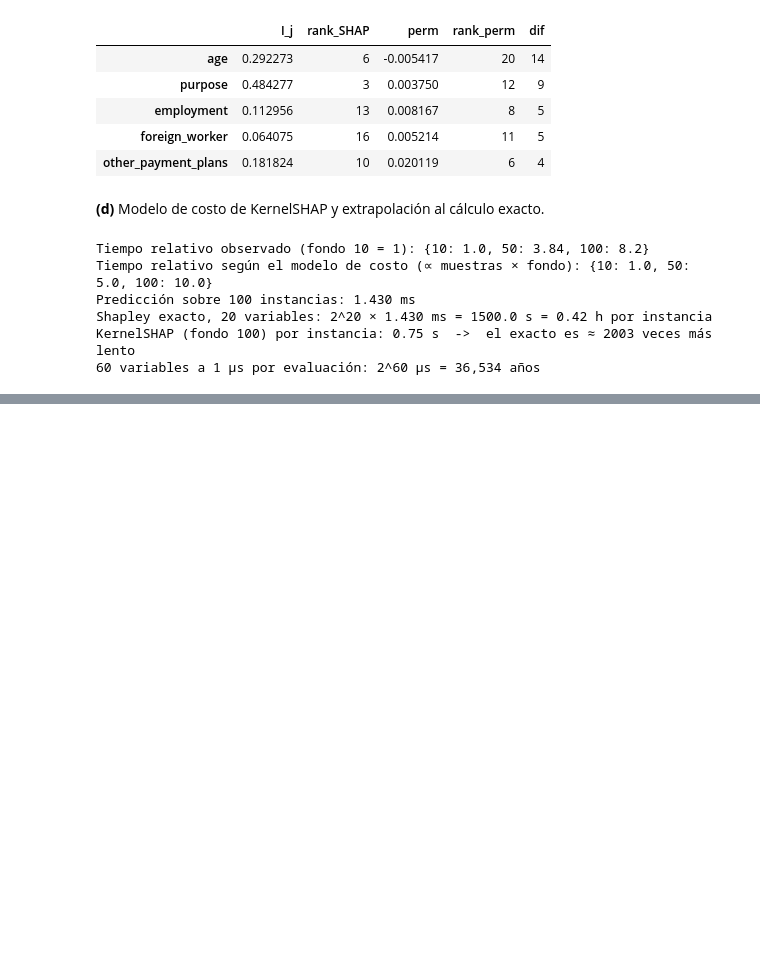
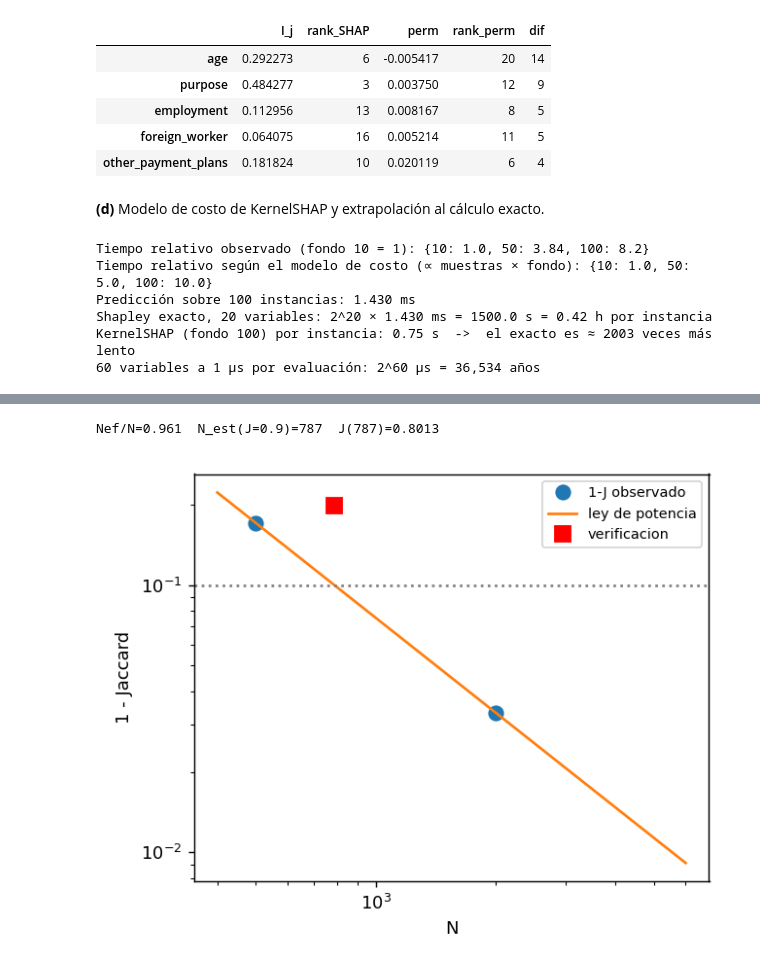
Before and after one commit to Isabella334/DeepLearning-Lab9, a Jupyter notebook: Lab10.ipynb, the cells around one changed output, grey strips where cells are left out. Saved outputs shown, nothing was run; the diff lists cells and outputs as text; code cells hidden in the pictures; blank space fills up the shorter version.

```diff
--- a/Lab10.ipynb
+++ b/Lab10.ipynb
@@ -598,0 +855,19 @@ KernelSHAP (fondo 100) por instancia: 0.75 s  ->  el exacto es ≈ 2003 veces m
+# %%
+# (a) N para Jaccard=0.9 (sigma_rel=0.75): ley de potencia sobre 1-J + verificacion.
+J500, J2000 = jac.loc[500, 0.75], jac.loc[2000, 0.75]
+b_, a_ = np.polyfit(np.log([500, 2000]), np.log([1 - J500, 1 - J2000]), 1)
+N_est = int(np.exp((np.log(0.1) - a_) / b_))
+tops = [lime_run(i_rech, N_est, 0.75, 5, s)["top"] for s in range(20)]
+J_ver = np.mean([len(u & v) / len(u | v) for u, v in itertools.combinations(tops, 2)])
+print(f"Nef/N={nef.loc[5000, 0.75] / 5000:.3f}  N_est(J=0.9)={N_est}  J({N_est})={J_ver:.4f}")
+NN = [500, 2000]
+plt.figure(figsize=(5, 4))
+plt.loglog(NN, [1 - jac.loc[n, 0.75] for n in NN], "o", ms=8, label="1-J observado")
+grid = np.array([400, 6000]); plt.loglog(grid, np.exp(a_) * grid ** b_, "-", label="ley de potencia")
+plt.loglog([N_est], [1 - J_ver], "rs", ms=9, label="verificacion")
+plt.axhline(0.1, color="gray", ls=":")
+plt.xlabel("N"); plt.ylabel("1 - Jaccard"); plt.legend(fontsize=8); plt.tight_layout()
+plt.savefig("figs/t35a.png", dpi=130); plt.show()
+# %% [output]
+Nef/N=0.961  N_est(J=0.9)=787  J(787)=0.8013
+[figure, added]
```
Also changed, not shown: parts of 13 cells of this notebook, 3 other files.
